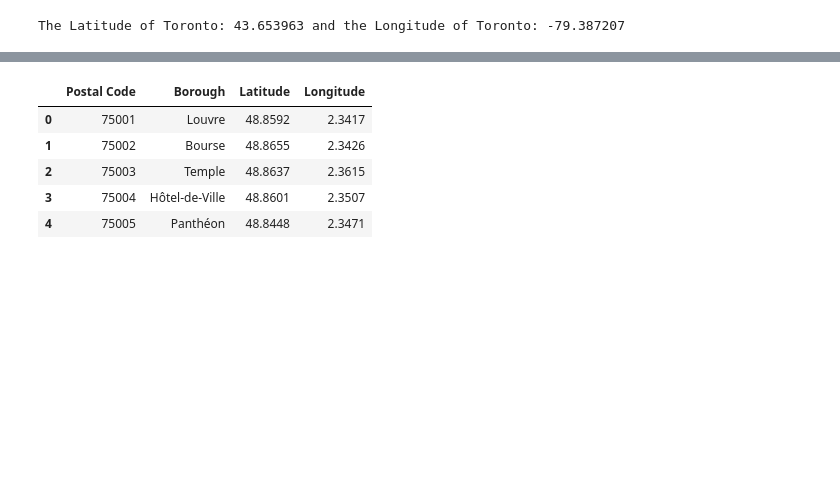
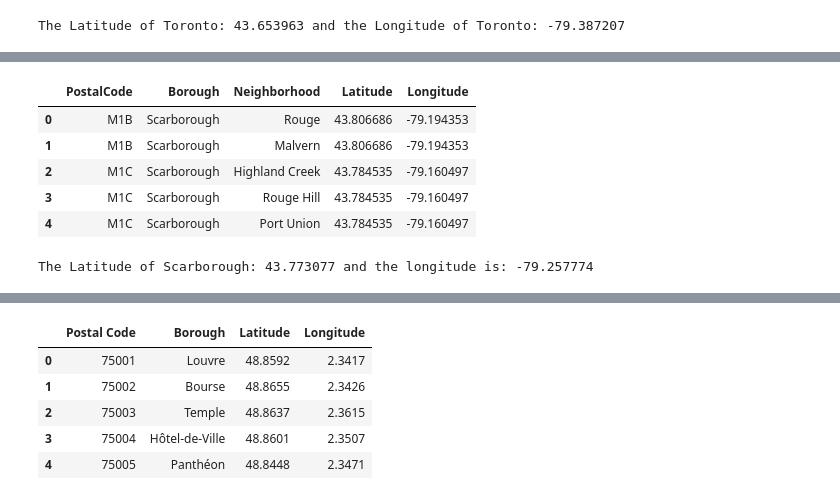
Before and after one commit to KrishnaChaitanya1/Coursera_Capstone, a Jupyter notebook: Final Capstone Project/Relations between food cuisines.ipynb, the cells around one changed output, grey strips where cells are left out. Cells and saved outputs as stored; diff of their text form; code cells hidden in the pictures; blank space fills up the shorter version.

```diff
--- a/Final Capstone Project/Relations between food cuisines.ipynb
+++ b/Final Capstone Project/Relations between food cuisines.ipynb
@@ -63,3 +63,24 @@ for lat, lng, borough, neighborhood in zip(toronto_df['Latitude'], toronto_df['L
 map_toronto
 # %% [output]
 [interactive output not drawn]
+# %%
+scar_df = toronto_df[toronto_df['Borough'] == 'Scarborough'].reset_index(drop = True)
+scar_df.head()
+# %% [output]
+|  | PostalCode | Borough | Neighborhood | Latitude | Longitude |
+| 0 | M1B | Scarborough | Rouge | 43.806686 | -79.194353 |
+| 1 | M1B | Scarborough | Malvern | 43.806686 | -79.194353 |
+| 2 | M1C | Scarborough | Highland Creek | 43.784535 | -79.160497 |
+| 3 | M1C | Scarborough | Rouge Hill | 43.784535 | -79.160497 |
+| 4 | M1C | Scarborough | Port Union | 43.784535 | -79.160497 |
+# %%
+address = 'Scarborough, ON'
+
+geolocator = Nominatim(user_agent = 'my-application')
+location = geolocator.geocode(address)
+latitude_scar = location.latitude
+longitude_scar = location.longitude
+
+print('The Latitude of Scarborough: {} and the longitude is: {}'.format(latitude_scar, longitude_scar))
+# %% [output]
+The Latitude of Scarborough: 43.773077 and the longitude is: -79.257774
```
Also changed, not shown: parts of 7 cells of this notebook.
